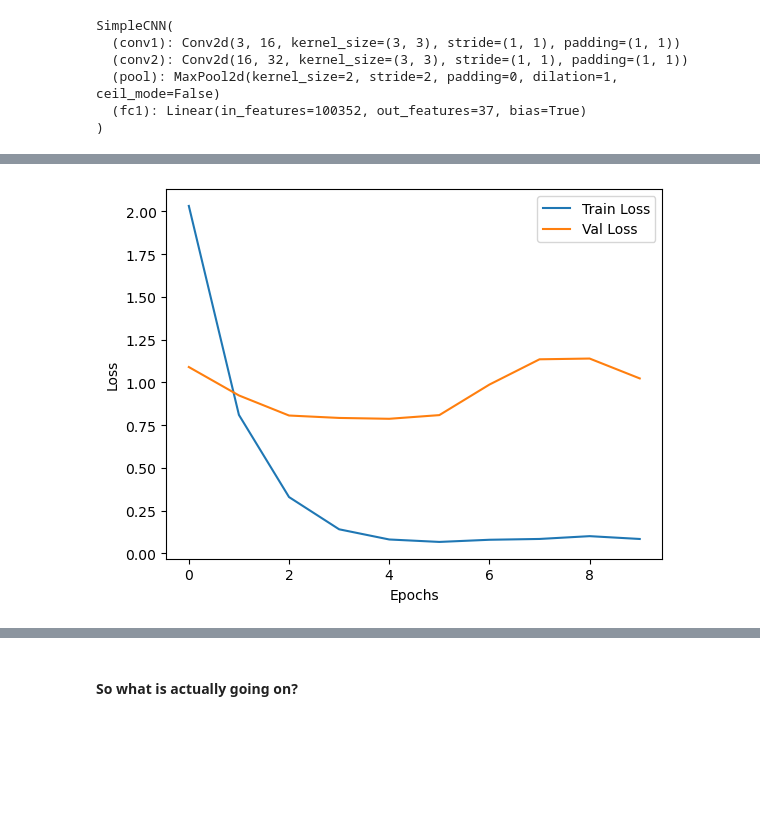
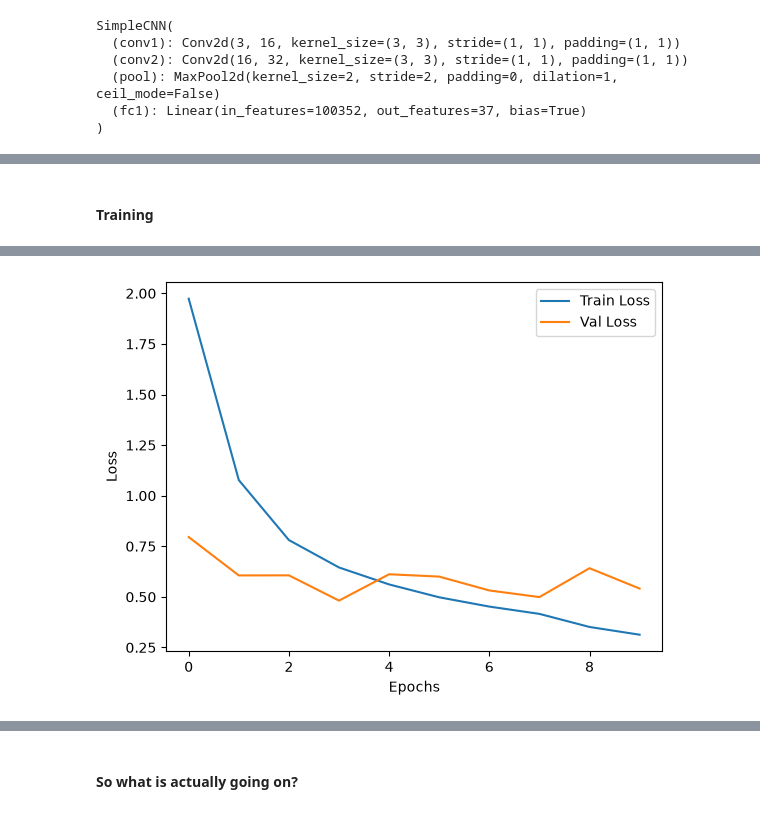
Before and after one commit to ecovision-uzh/ML4PS, a Jupyter notebook: 4-DeepLearning/SOLUTIONS_4-DeepLearning.ipynb, the cells around one changed output, grey strips where cells are left out. Cells and saved outputs as stored; diff of their text form; code cells hidden in the pictures; blank space fills up the shorter version.

```diff
--- a/4-DeepLearning/SOLUTIONS_4-DeepLearning.ipynb
+++ b/4-DeepLearning/SOLUTIONS_4-DeepLearning.ipynb
@@ -319,0 +269,19 @@ Test f1-score: 0.09105531771907639
+# %%
+# TODO think about overfitting: regularization, dropout, data augmentation, early stopping
+# -> Here we implement data augmentation with random flips and rotations
+# NOTE only the training set is augmented, validation and test images stay unchanged
+# NOTE vertical flips and large rotations are not very realistic for pet photos and may cost some accuracy, milder augmentation (e.g. RandomResizedCrop) is worth trying
+
+train_transform = transforms.Compose([
+    transforms.Resize(224),
+    transforms.CenterCrop(224),
+    transforms.ToTensor(),
+    transforms.Normalize(IMAGE_NET_MEAN, IMAGE_NET_STD),
+    transforms.RandomHorizontalFlip(),
+    transforms.RandomVerticalFlip(),
+    transforms.RandomRotation(45),
+])
+
+# Same split as above, only the training transform changes
+train_dataset = Subset(OxfordIIITPet(root='./data', split='trainval', transform=train_transform), train_idx)
+train_loader = DataLoader(train_dataset, batch_size=8, shuffle=True)
@@ -344,6 +371,8 @@ ResNet(
   (avgpool): AdaptiveAvgPool2d(output_size=(1, 1))
   (fc): Linear(in_features=512, out_features=37, bias=True)
 )
+# %% [markdown]
+#### Training
 # %%
 # Training  # TODO change the learning rate, number of epochs, batch size and see the effect on performance
 # NOTE using a pretrained resnet (trained on more data before) works better but still overfits a bit
@@ -352,38 +381,5 @@ criterion = torch.nn.CrossEntropyLoss() # Loss function
 optimizer = torch.optim.AdamW(resnet_model.parameters(), lr=1e-4, weight_decay=1e-4) # Optimizer
 num_epochs = 10
 
-train_losses, val_losses = list(), list()
-for epoch in range(num_epochs):
-    resnet_model.train() # training mode
-    running_loss = 0.0
-    for inputs, labels in train_loader:
-        optimizer.zero_grad()
-        outputs = resnet_model(inputs)
-        loss = criterion(outputs, labels)
-        loss.backward()
-        optimizer.step()
-        running_loss += loss.item()
-    epoch_loss = running_loss / len(train_loader)
-    train_losses.append(epoch_loss)
-
-    resnet_model.eval()  # evaluation mode
-    val_loss = 0.0
-    with torch.no_grad():
-        for inputs, labels in val_loader:
-            outputs = resnet_model(inputs)
-            loss = criterion(outputs, labels)
-            val_loss += loss.item()
-        val_loss /= len(val_loader)
-        val_losses.append(val_loss)
-
-    print(f'Epoch {epoch+1}/{num_epochs}, Train Loss: {epoch_loss:.4f} - Val Loss: {val_loss:.4f}')
-print('Training complete')
-
-# Plot training and validation loss
-plt.plot(range(num_epochs), train_losses, label='Train Loss')
-plt.plot(range(num_epochs), val_losses, label='Val Loss')
-plt.xlabel('Epochs')
-plt.ylabel('Loss')
-plt.legend()
-plt.show()
+train_losses, val_losses = train_model(resnet_model, train_loader, val_loader, criterion, optimizer, num_epochs)
 # %% [output]
@@ -400,2 +396,2 @@ Epoch 10/10, Train Loss: 0.0839 - Val Loss: 1.0233
 Training complete
-[figure, old version]
+[figure, new version]
```
Also changed, not shown: parts of 54 cells of this notebook.
